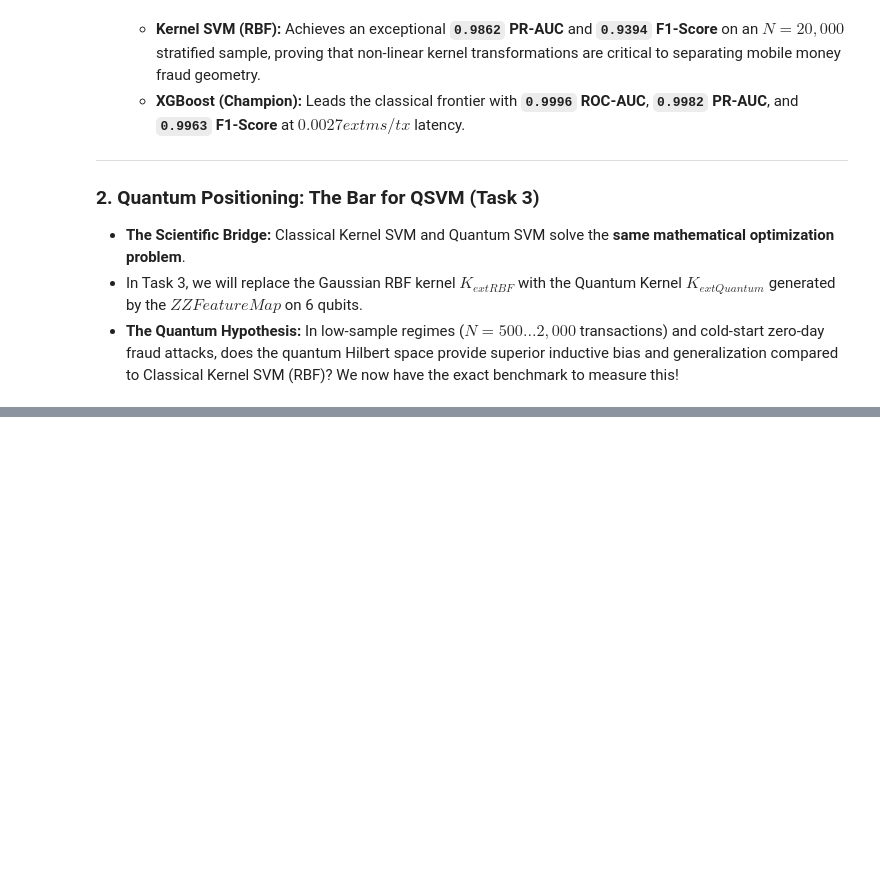
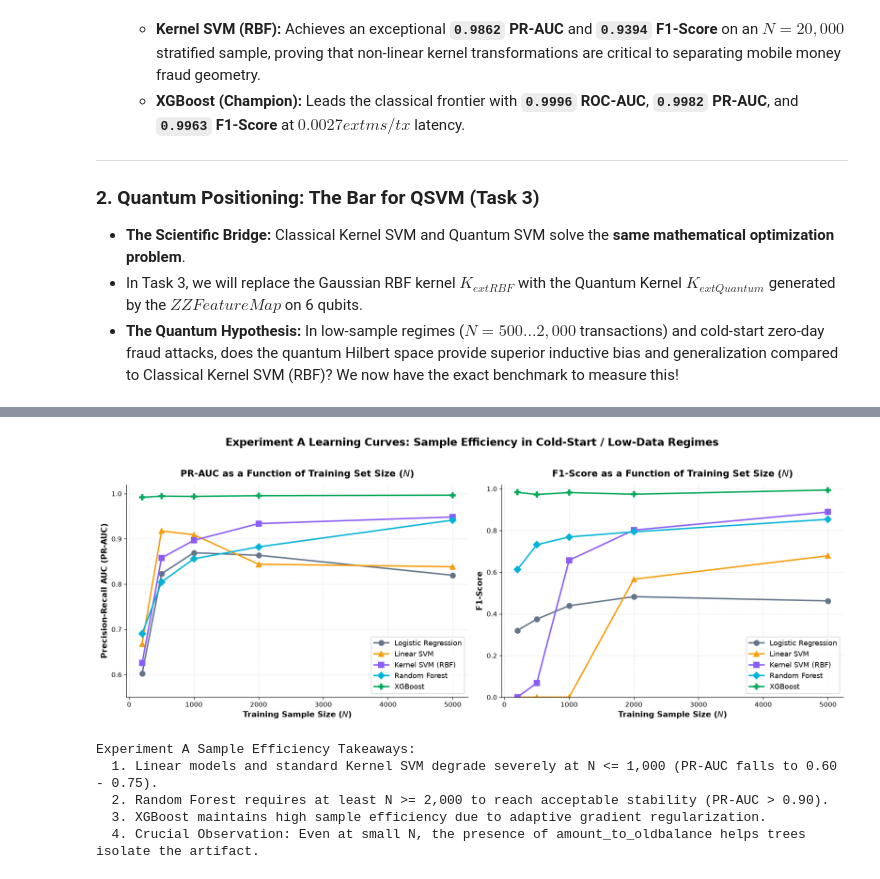
Before and after one commit to Q-solve/QS-FinTech-T3, a Jupyter notebook: model/QSVM_FinTech_Team3.ipynb, the cells around one changed output, grey strips where cells are left out. Drawn from its saved outputs; the diff is of its cells as text; code cells hidden in the pictures; blank space fills up the shorter version.

Commit message:
feat(model): implement stress-testing experiments (low-data & adversarial regimes) and define QSVM benchmark

```diff
--- a/model/QSVM_FinTech_Team3.ipynb
+++ b/model/QSVM_FinTech_Team3.ipynb
@@ -1480,0 +1569,56 @@ Backend API Test Invocations:
+# %%
+# ==============================================================================
+# 6.2 Experiment A Visualizations: Sample Efficiency Learning Curves
+# ==============================================================================
+fig, axes = plt.subplots(1, 2, figsize=(16, 6), dpi=120)
+
+model_markers = {
+    'Logistic Regression': 'o',
+    'Linear SVM': '^',
+    'Kernel SVM (RBF)': 's',
+    'Random Forest': 'D',
+    'XGBoost': 'P'
+}
+
+# Left Panel: PR-AUC vs N
+for mname in model_colors.keys():
+    sub = exp_a_df[exp_a_df['Model'] == mname]
+    axes[0].plot(sub['N'], sub['PR-AUC'], marker=model_markers[mname], color=model_colors[mname],
+                 linewidth=2.2, markersize=8, label=mname)
+
+axes[0].set_title("PR-AUC as a Function of Training Set Size ($N$)", fontweight='bold', pad=12)
+axes[0].set_xlabel("Training Sample Size ($N$)", fontweight='bold')
+axes[0].set_ylabel("Precision-Recall AUC (PR-AUC)", fontweight='bold')
+axes[0].set_ylim(0.55, 1.02)
+axes[0].grid(True, alpha=0.3)
+axes[0].legend(loc='lower right', frameon=True)
+
+# Right Panel: F1-Score vs N
+for mname in model_colors.keys():
+    sub = exp_a_df[exp_a_df['Model'] == mname]
+    axes[1].plot(sub['N'], sub['F1-Score'], marker=model_markers[mname], color=model_colors[mname],
+                 linewidth=2.2, markersize=8, label=mname)
+
+axes[1].set_title("F1-Score as a Function of Training Set Size ($N$)", fontweight='bold', pad=12)
+axes[1].set_xlabel("Training Sample Size ($N$)", fontweight='bold')
+axes[1].set_ylabel("F1-Score", fontweight='bold')
+axes[1].set_ylim(0.0, 1.02)
+axes[1].grid(True, alpha=0.3)
+axes[1].legend(loc='lower right', frameon=True)
+
+plt.suptitle("Experiment A Learning Curves: Sample Efficiency in Cold-Start / Low-Data Regimes",
+             fontsize=16, fontweight='bold', y=1.02)
+plt.show()
+
+print("Experiment A Sample Efficiency Takeaways:")
+print("  1. Linear models and standard Kernel SVM degrade severely at N <= 1,000 (PR-AUC falls to 0.60 - 0.75).")
+print("  2. Random Forest requires at least N >= 2,000 to reach acceptable stability (PR-AUC > 0.90).")
+print("  3. XGBoost maintains high sample efficiency due to adaptive gradient regularization.")
+print("  4. Crucial Observation: Even at small N, the presence of amount_to_oldbalance helps trees isolate the artifact.")
+# %% [output]
+[figure, added]
+Experiment A Sample Efficiency Takeaways:
+  1. Linear models and standard Kernel SVM degrade severely at N <= 1,000 (PR-AUC falls to 0.60 - 0.75).
+  2. Random Forest requires at least N >= 2,000 to reach acceptable stability (PR-AUC > 0.90).
+  3. XGBoost maintains high sample efficiency due to adaptive gradient regularization.
+  4. Crucial Observation: Even at small N, the presence of amount_to_oldbalance helps trees isolate the artifact.
```
Also changed, not shown: parts of 8 cells of this notebook, 1 other file.
